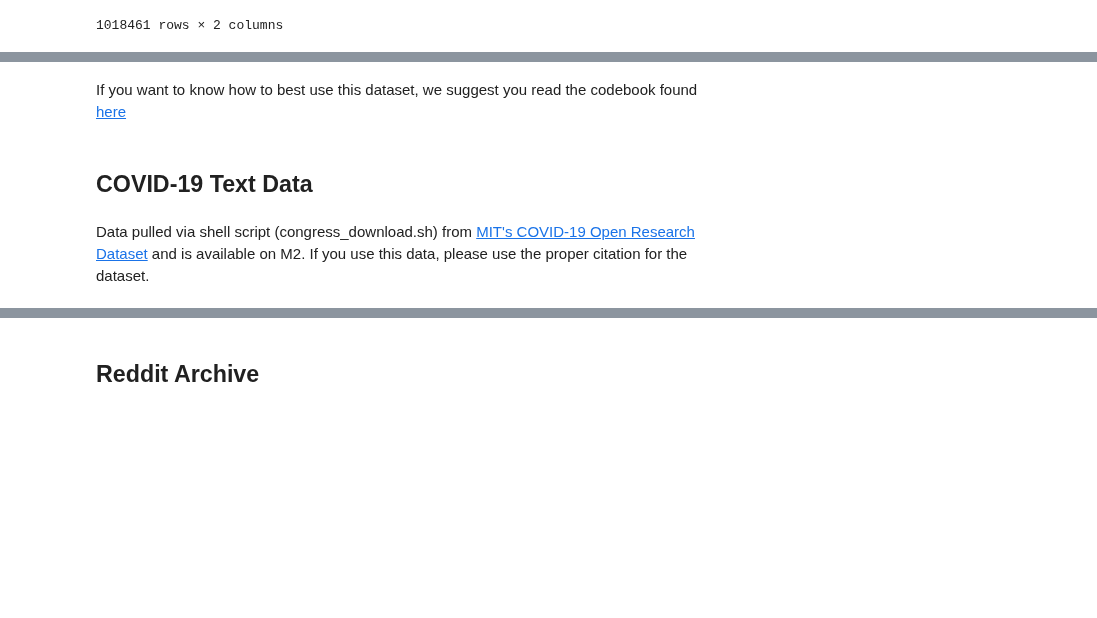
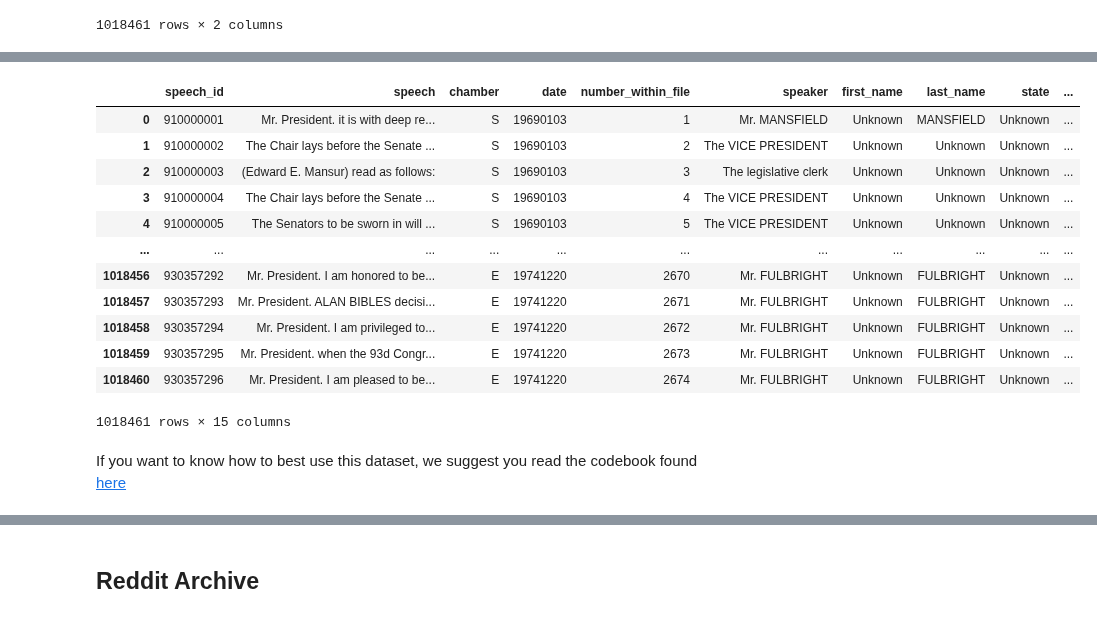
Before and after one commit to stephbuon/digital-history, a Jupyter notebook: hist3368-week4-access-data/hist3368-week4-access-data.ipynb, the cells around one changed output, grey strips where cells are left out. Drawn from its saved outputs; the diff is of its cells as text; code cells hidden in the pictures; blank space fills up the shorter version.

```diff
--- a/hist3368-week4-access-data/hist3368-week4-access-data.ipynb
+++ b/hist3368-week4-access-data/hist3368-week4-access-data.ipynb
@@ -258,6 +282,20 @@ display(congress_df)
+# %%
+congress_df = pd.merge(speeches_df, metadata_df, on = 'speech_id')
+congress_df.fillna(0, inplace=True)
+display(congress_df)
+# %% [output]
+|  | speech_id | speech | chamber | date | number_within_file | speaker | first_name | last_name | state | ... |
+| 0 | 910000001 | Mr. President. it is with deep re... | S | 19690103 | 1 | Mr. MANSFIELD | Unknown | MANSFIELD | Unknown | ... |
+| 1 | 910000002 | The Chair lays before the Senate ... | S | 19690103 | 2 | The VICE PRESIDENT | Unknown | Unknown | Unknown | ... |
+| 2 | 910000003 | (Edward E. Mansur) read as follows: | S | 19690103 | 3 | The legislative clerk | Unknown | Unknown | Unknown | ... |
+| 3 | 910000004 | The Chair lays before the Senate ... | S | 19690103 | 4 | The VICE PRESIDENT | Unknown | Unknown | Unknown | ... |
+| 4 | 910000005 | The Senators to be sworn in will ... | S | 19690103 | 5 | The VICE PRESIDENT | Unknown | Unknown | Unknown | ... |
+| ... | ... | ... | ... | ... | ... | ... | ... | ... | ... | ... |
+| 1018456 | 930357292 | Mr. President. I am honored to be... | E | 19741220 | 2670 | Mr. FULBRIGHT | Unknown | FULBRIGHT | Unknown | ... |
+| 1018457 | 930357293 | Mr. President. ALAN BIBLES decisi... | E | 19741220 | 2671 | Mr. FULBRIGHT | Unknown | FULBRIGHT | Unknown | ... |
+| 1018458 | 930357294 | Mr. President. I am privileged to... | E | 19741220 | 2672 | Mr. FULBRIGHT | Unknown | FULBRIGHT | Unknown | ... |
+| 1018459 | 930357295 | Mr. President. when the 93d Congr... | E | 19741220 | 2673 | Mr. FULBRIGHT | Unknown | FULBRIGHT | Unknown | ... |
+| 1018460 | 930357296 | Mr. President. I am pleased to be... | E | 19741220 | 2674 | Mr. FULBRIGHT | Unknown | FULBRIGHT | Unknown | ... |
+1018461 rows × 15 columns
 # %% [markdown]
 If you want to know how to best use this dataset, we suggest you read the codebook found [here](https://stacks.stanford.edu/file/druid:md374tz9962/codebook_v4.pdf)
-# %% [markdown]
-## COVID-19 Text Data
-# %% [markdown]
-Data pulled via shell script (congress_download.sh) from [MIT's COVID-19 Open Research Dataset](https://innovation.mit.edu/cord19/) and is available on M2. If you use this data, please use the proper citation for the dataset.
```
Also changed, not shown: parts of 12 cells of this notebook.
